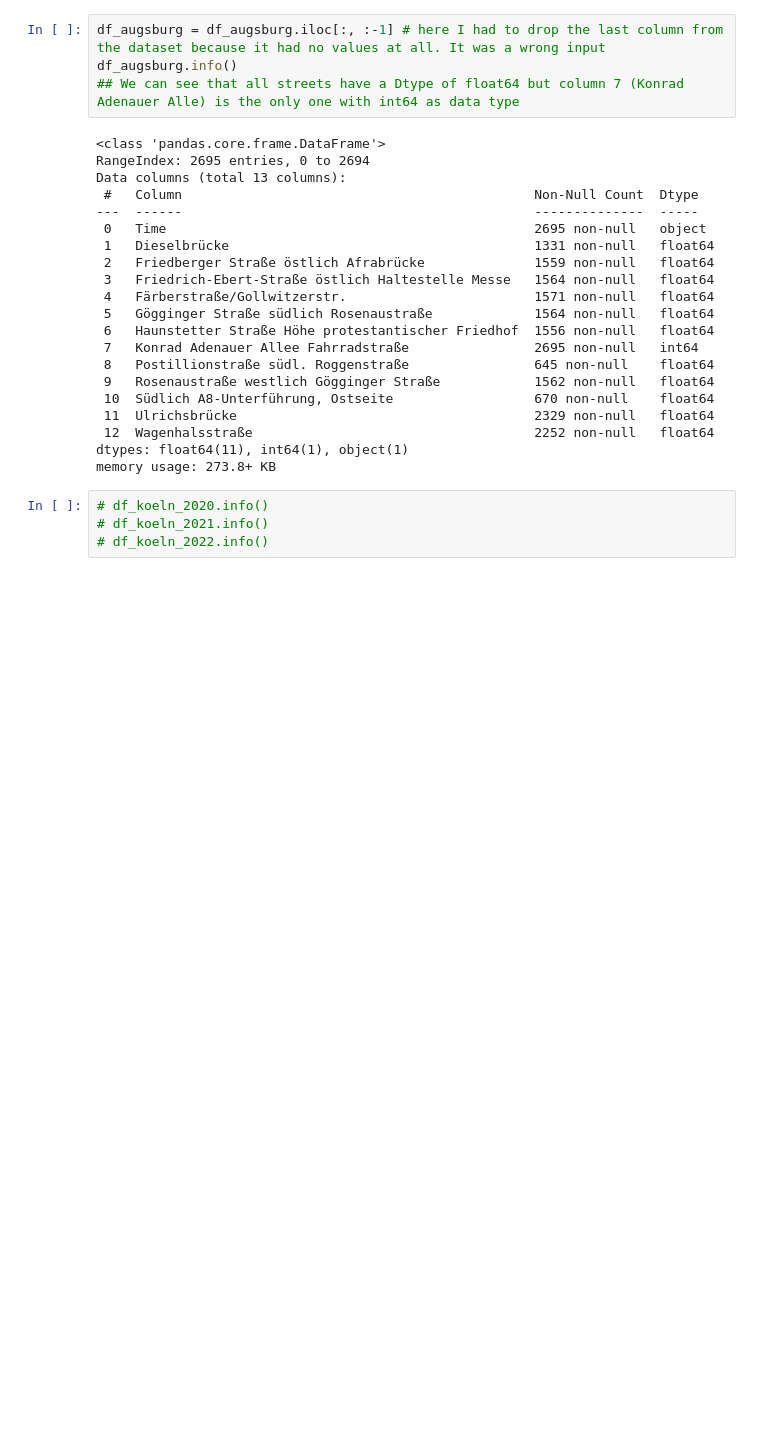
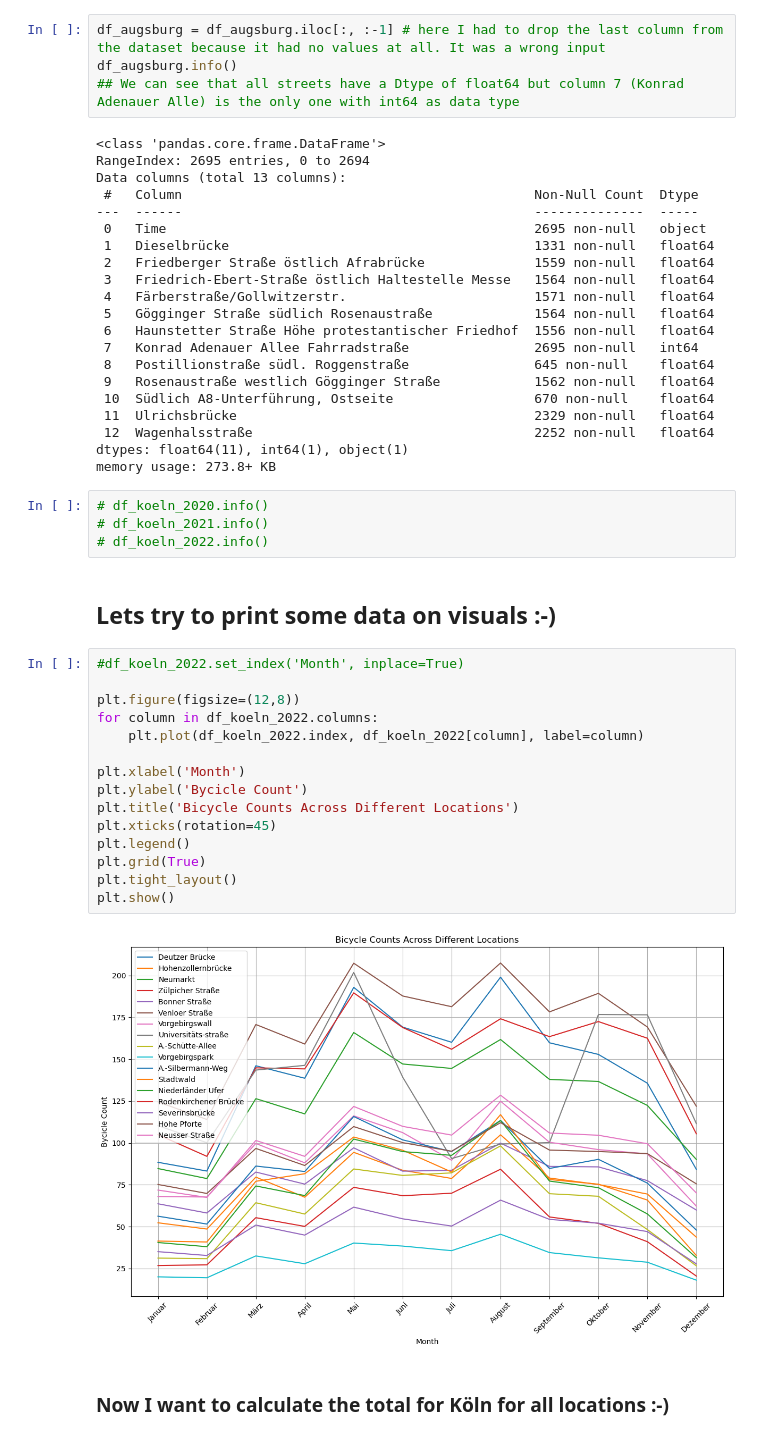
Before and after one commit to caropaezBSH/CaroPeThesis, a Jupyter notebook: ThesisNotebook.ipynb, the cells around one changed output. Cells and saved outputs as stored; diff of their text form; blank space fills up the shorter version.

Commit message:
added some visuals to my notebook

```diff
--- a/ThesisNotebook.ipynb
+++ b/ThesisNotebook.ipynb
@@ -359,3 +359,24 @@ memory usage: 273.8+ KB
 # df_koeln_2020.info()
 # df_koeln_2021.info()
 # df_koeln_2022.info()
+# %% [markdown]
+## Lets try to print some data on visuals :-)
+# %%
+#df_koeln_2022.set_index('Month', inplace=True)
+
+plt.figure(figsize=(12,8))
+for column in df_koeln_2022.columns:
+    plt.plot(df_koeln_2022.index, df_koeln_2022[column], label=column)
+
+plt.xlabel('Month')
+plt.ylabel('Bycicle Count')
+plt.title('Bicycle Counts Across Different Locations')
+plt.xticks(rotation=45)
+plt.legend()
+plt.grid(True)
+plt.tight_layout()
+plt.show()
+# %% [output]
+[figure, added]
+# %% [markdown]
+### Now I want to calculate the total for Köln for all locations :-)
```
Also changed, not shown: parts of 2 cells of this notebook.
